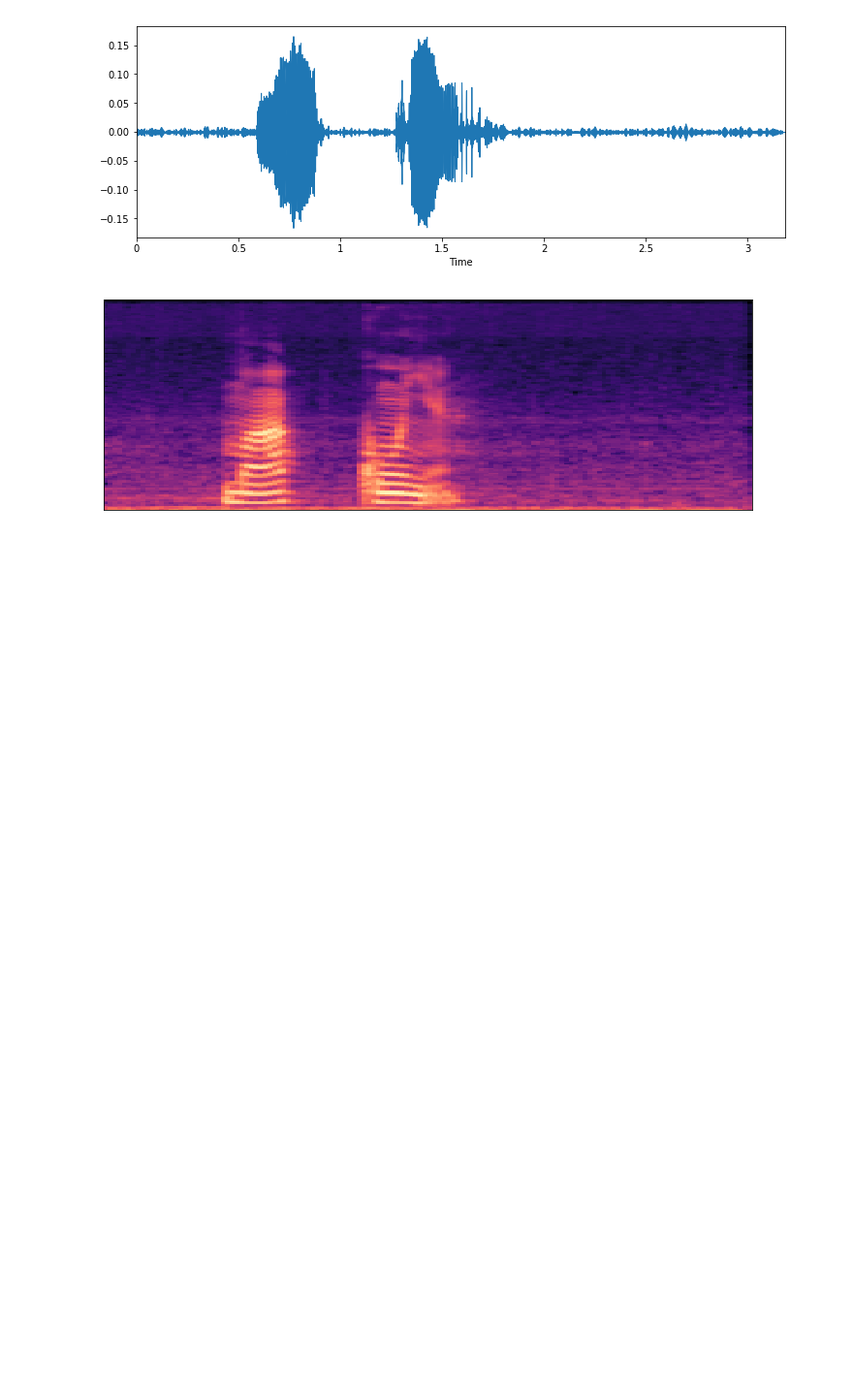
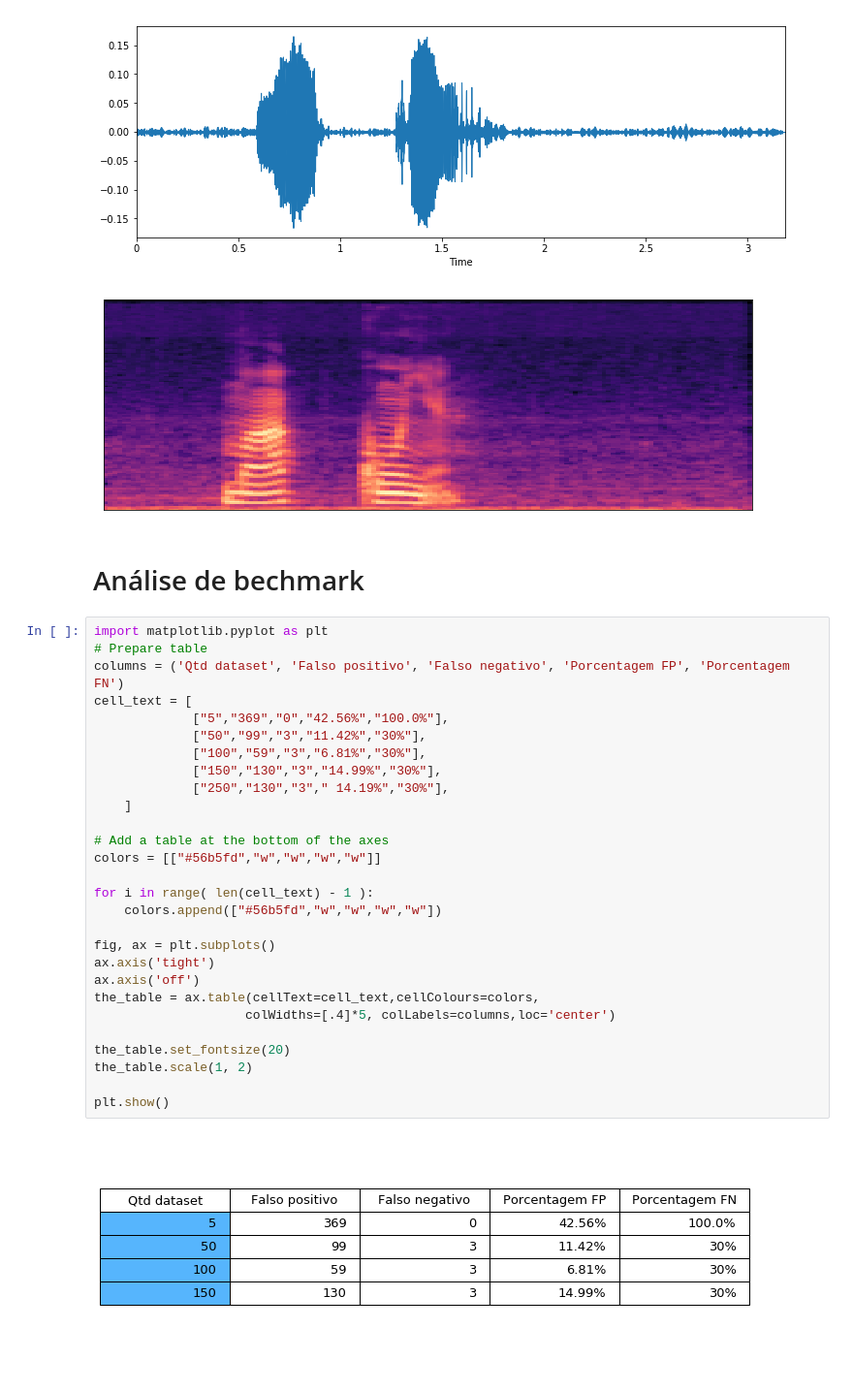
Before and after one commit to joberthrogers18/Machine-learning-training-PIBIC, a Jupyter notebook: try_speech/SimpleRecognitionAudio/DeadSimpleSpeechRecognition.ipynb, the cells around one changed output. Shown at 97% size. Drawn from its saved outputs; the diff is of its cells as text; blank space fills up the shorter version.

```diff
--- a/try_speech/SimpleRecognitionAudio/DeadSimpleSpeechRecognition.ipynb
+++ b/try_speech/SimpleRecognitionAudio/DeadSimpleSpeechRecognition.ipynb
@@ -213,3 +218,35 @@ librosa.display.specshow(S_dB, sr=sampling_rate)
 <matplotlib.axes._subplots.AxesSubplot at 0x...>
 [figure]
 [figure]
+# %% [markdown]
+# Análise de bechmark
+# %%
+import matplotlib.pyplot as plt
+# Prepare table
+columns = ('Qtd dataset', 'Falso positivo', 'Falso negativo', 'Porcentagem FP', 'Porcentagem FN')
+cell_text = [
+             ["5","369","0","42.56%","100.0%"],
+             ["50","99","3","11.42%","30%"],
+             ["100","59","3","6.81%","30%"],
+             ["150","130","3","14.99%","30%"],
+             ["250","130","3"," 14.19%","30%"],
+    ]
+
+# Add a table at the bottom of the axes
+colors = [["#56b5fd","w","w","w","w"]]
+
+for i in range( len(cell_text) - 1 ):
+    colors.append(["#56b5fd","w","w","w","w"])
+
+fig, ax = plt.subplots()
+ax.axis('tight')
+ax.axis('off')
+the_table = ax.table(cellText=cell_text,cellColours=colors,
+                    colWidths=[.4]*5, colLabels=columns,loc='center')
+
+the_table.set_fontsize(20)
+the_table.scale(1, 2)
+
+plt.show()
+# %% [output]
+[figure, added]
```
Also changed, not shown: parts of 6 cells of this notebook, 1 other file.
